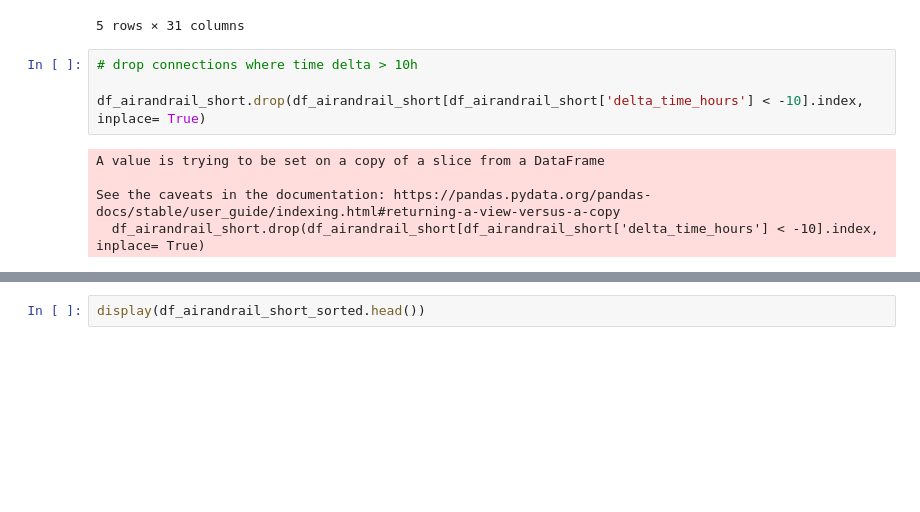
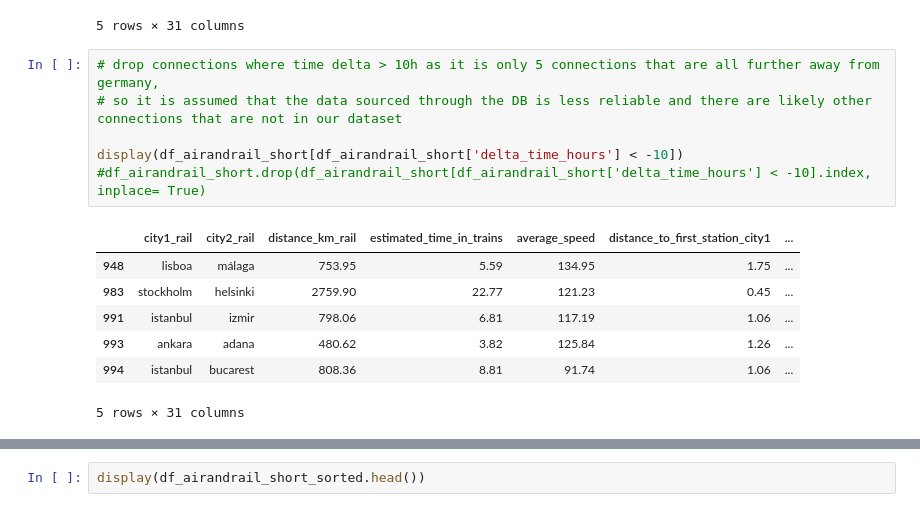
Before and after one commit to Niledough/DOPP_Exercise_2, a Jupyter notebook: dopp-air-and-rail.ipynb, the cells around one changed output, grey strips where cells are left out. Drawn from its saved outputs; the diff is of its cells as text; blank space fills up the shorter version.

```diff
--- a/dopp-air-and-rail.ipynb
+++ b/dopp-air-and-rail.ipynb
@@ -2138,15 +2122,20 @@ See the caveats in the documentation: https://pandas.pydata.org/pandas-docs/stab
 | 16 | paris | brussels | 314.04 | 2.15 | 146.12 | 0.58 | ... |
 | 17 | paris | stuttgart | 609.40 | 2.97 | 205.36 | 0.58 | ... |
 5 rows × 31 columns
-# %%
-# drop connections where time delta > 10h
-
-df_airandrail_short.drop(df_airandrail_short[df_airandrail_short['delta_time_hours'] < -10].index, inplace= True)
-# %% [output]
-A value is trying to be set on a copy of a slice from a DataFrame
-
-See the caveats in the documentation: https://pandas.pydata.org/pandas-docs/stable/user_guide/indexing.html#returning-a-view-versus-a-copy
-  df_airandrail_short.drop(df_airandrail_short[df_airandrail_short['delta_time_hours'] < -10].index, inplace= True)
+# %%
+# drop connections where time delta > 10h as it is only 5 connections that are all further away from germany,
+# so it is assumed that the data sourced through the DB is less reliable and there are likely other connections that are not in our dataset
+
+display(df_airandrail_short[df_airandrail_short['delta_time_hours'] < -10])
+#df_airandrail_short.drop(df_airandrail_short[df_airandrail_short['delta_time_hours'] < -10].index, inplace= True)
+# %% [output]
+|  | city1_rail | city2_rail | distance_km_rail | estimated_time_in_trains | average_speed | distance_to_first_station_city1 | ... |
+| 948 | lisboa | málaga | 753.95 | 5.59 | 134.95 | 1.75 | ... |
+| 983 | stockholm | helsinki | 2759.90 | 22.77 | 121.23 | 0.45 | ... |
+| 991 | istanbul | izmir | 798.06 | 6.81 | 117.19 | 1.06 | ... |
+| 993 | ankara | adana | 480.62 | 3.82 | 125.84 | 1.26 | ... |
+| 994 | istanbul | bucarest | 808.36 | 8.81 | 91.74 | 1.06 | ... |
+5 rows × 31 columns
 # %%
 # find min and max avg speed
 df_airandrail_short_sorted = df_airandrail_short.sort_values(by='delta_time_hours', ascending=False)
```
Also changed, not shown: parts of 7 cells of this notebook.
